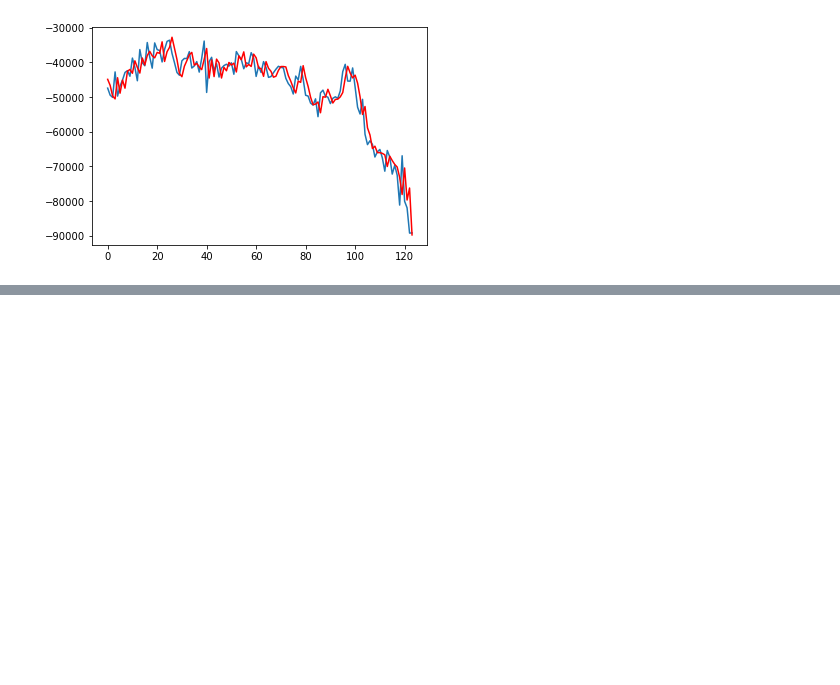
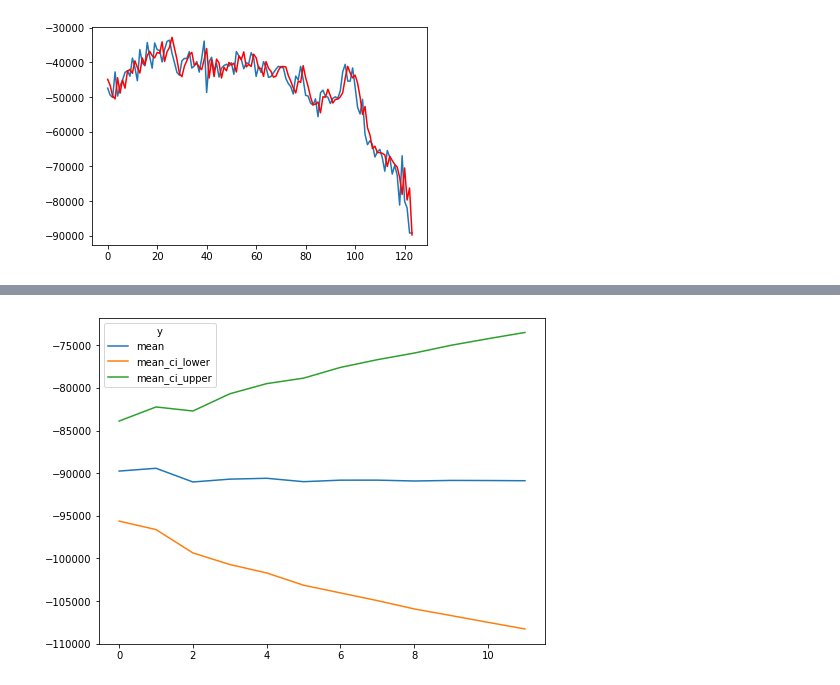
Before and after one commit to AGoyal0512/Trade-Balance-Forecasting, a Jupyter notebook: Project Report.ipynb, the cells around one changed output, grey strips where cells are left out. Drawn from its saved outputs; the diff is of its cells as text; code cells hidden in the pictures; blank space fills up the shorter version.

```diff
--- a/Project Report.ipynb
+++ b/Project Report.ipynb
@@ -275,0 +289,3 @@ plt.show()
+# %%
+df_pred = model_fit.get_forecast(steps=12).summary_frame(alpha=0.05).drop('mean_se', axis=1)
+df_pred
@@ -275,0 +306,5 @@ plt.show()
+# %%
+plt.rcParams["legend.loc"] = 'best'
+df_pred.plot(figsize=(8, 6));
+# %% [output]
+[figure, added]
```
Also changed, not shown: parts of 11 cells of this notebook.
